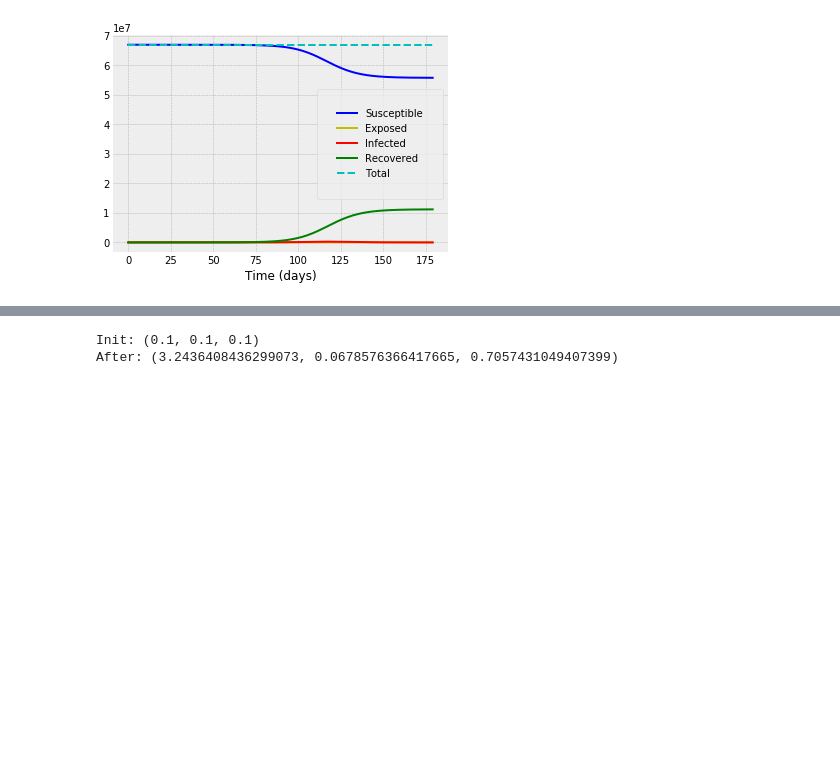
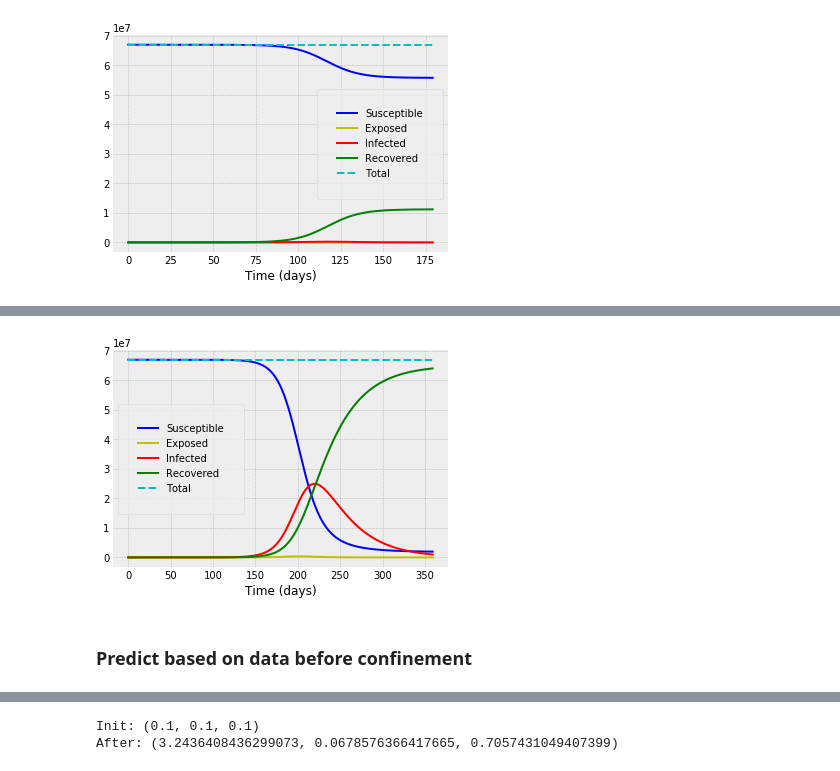
Before and after one commit to klchai/ML_COVID-19, a Jupyter notebook: ML_COVID-19.ipynb, the cells around one changed output, grey strips where cells are left out. Cells and saved outputs as stored; diff of their text form; code cells hidden in the pictures; blank space fills up the shorter version.

```diff
--- a/ML_COVID-19.ipynb
+++ b/ML_COVID-19.ipynb
@@ -513,3 +383,9 @@ plotseird(t_p, S_p, E_p, I_p, R_p)
+# %%
+plotseird(t_p360, S_p360, E_p360, I_p360, R_p360)
+# %% [output]
+[figure, added]
+# %% [markdown]
+### Predict based on data before confinement
 # %%
 df_france = load_france()
 df_conf = df_france[df_france["Date"] < "2020-03-17"]
```
Also changed, not shown: parts of 44 cells of this notebook, 1 other file.
